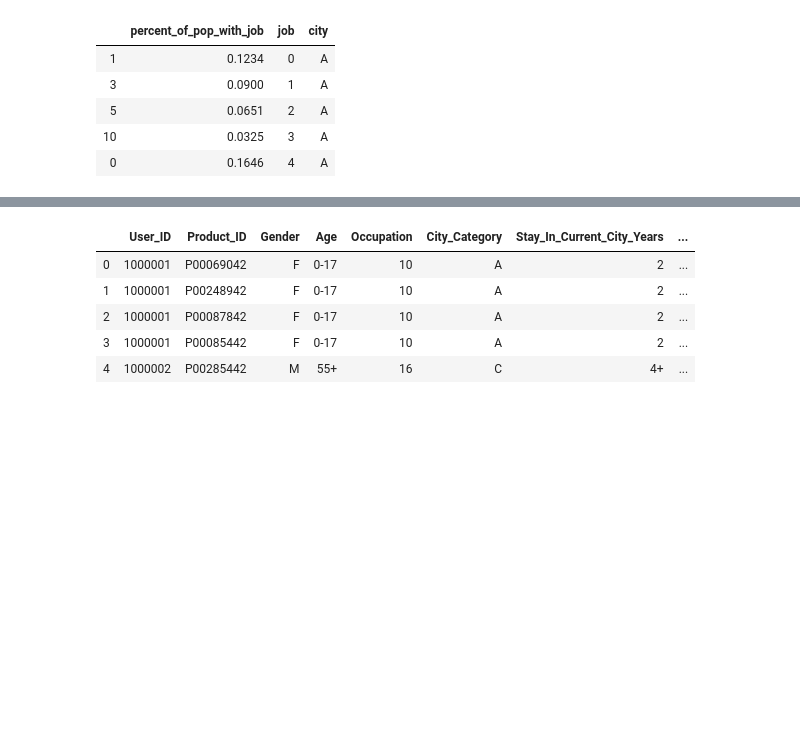
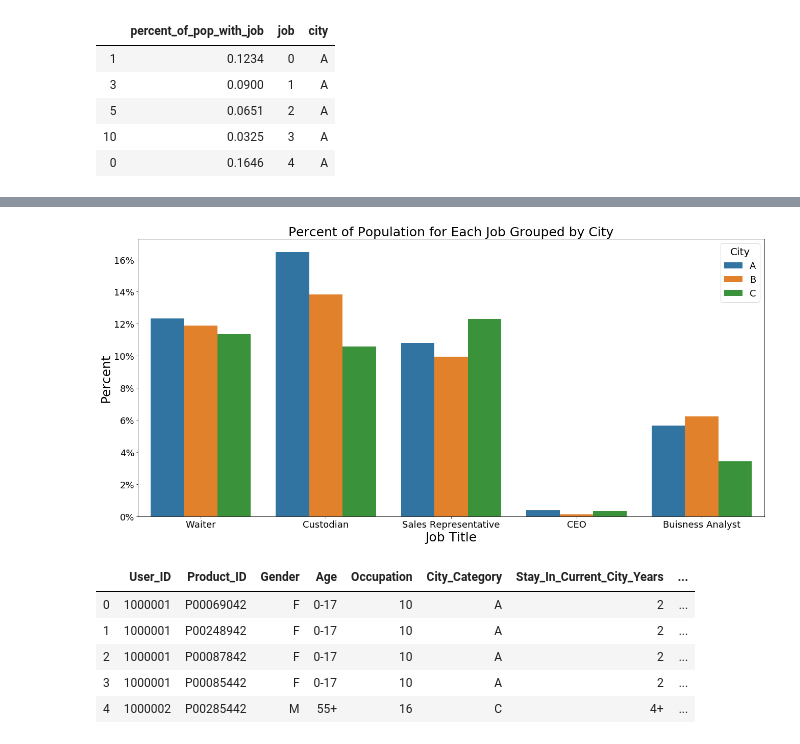
Before and after one commit to joseh4/Predicting_Black_Friday_Shopping_Purcahses, a Jupyter notebook: EDA_notebook.ipynb, the cells around one changed output, grey strips where cells are left out. Saved outputs shown, nothing was run; the diff lists cells and outputs as text; code cells hidden in the pictures; blank space fills up the shorter version.

```diff
--- a/EDA_notebook.ipynb
+++ b/EDA_notebook.ipynb
@@ -720,0 +726,14 @@ plt.show()
+# %%
+job_0 = percent_jobs_and_city.loc[percent_jobs_and_city['job']==0]
+job_4 = percent_jobs_and_city.loc[percent_jobs_and_city['job']==4]
+job_7 = percent_jobs_and_city.loc[percent_jobs_and_city['job']==7]
+job_8 = percent_jobs_and_city.loc[percent_jobs_and_city['job']==8]
+job_20 = percent_jobs_and_city.loc[percent_jobs_and_city['job']==20]
+jobs_5 = pd.concat([job_0,job_4,job_7,job_8,job_20])
+jobs_5.replace(to_replace = 0, value = 'Waiter', inplace = True)
+jobs_5.replace(to_replace = 4, value = 'Custodian', inplace = True)
+jobs_5.replace(to_replace = 7, value = 'Sales Representative', inplace = True)
+jobs_5.replace(to_replace = 8, value = 'CEO', inplace = True)
+jobs_5.replace(to_replace = 20, value = 'Buisness Analyst', inplace = True)
+jobs_5['percent_of_pop_with_job'] = round(jobs_5['percent_of_pop_with_job'] * 100, 2)
+jobs_5
@@ -721,3 +757,18 @@ plt.show()
+# %%
+plt.figure(figsize = (22,10))
+sns.barplot(x = jobs_5['job'], y = jobs_5['percent_of_pop_with_job'], hue = jobs_5.city)
+plt.ylabel('Percent', fontsize = 25)
+plt.xlabel('Job Title', fontsize = 25)
+plt.xticks(fontsize = 18)
+plt.yticks(np.arange(9),['0%','2%','4%','6%','8%','10%','12%','14%','16%'])
+plt.yticks(np.arange(0,18, 2))
+plt.yticks(fontsize = 18)
+plt.title('Percent of Population for Each Job Grouped by City', fontsize = 25)
+labels = ['City A', 'City B', 'City C']
+plt.legend(title = 'City',title_fontsize = 20, facecolor = 'inherit', fontsize = 18)
+plt.show()
+# %% [output]
+[figure, added]
 # %%
 df = pd.read_csv('train.csv')
 df.head()
```
Also changed, not shown: parts of 18 cells of this notebook.
